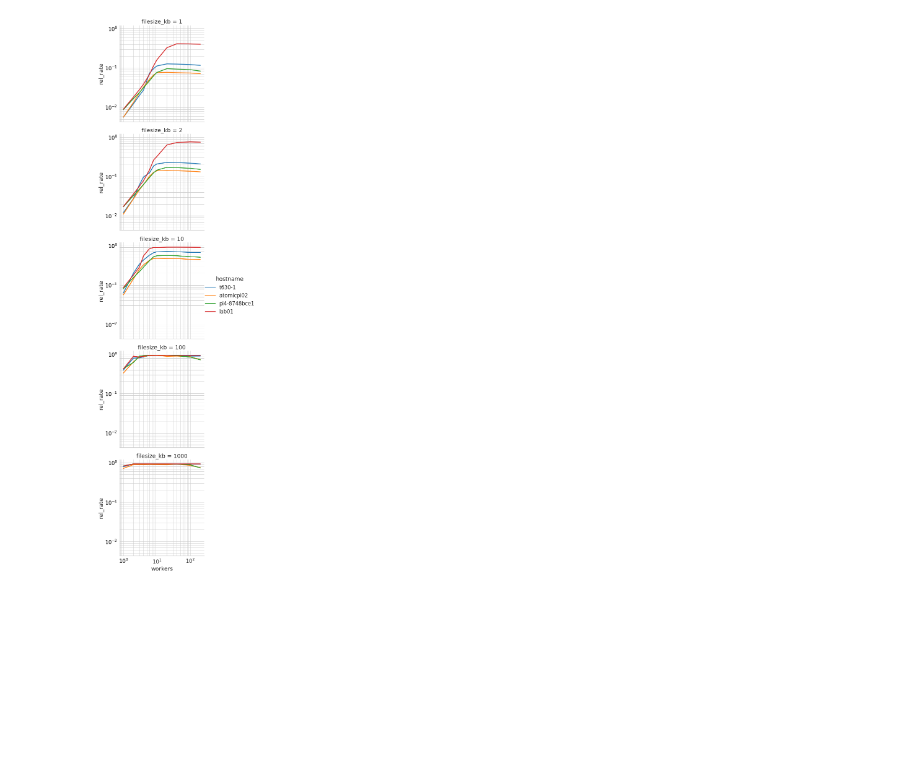
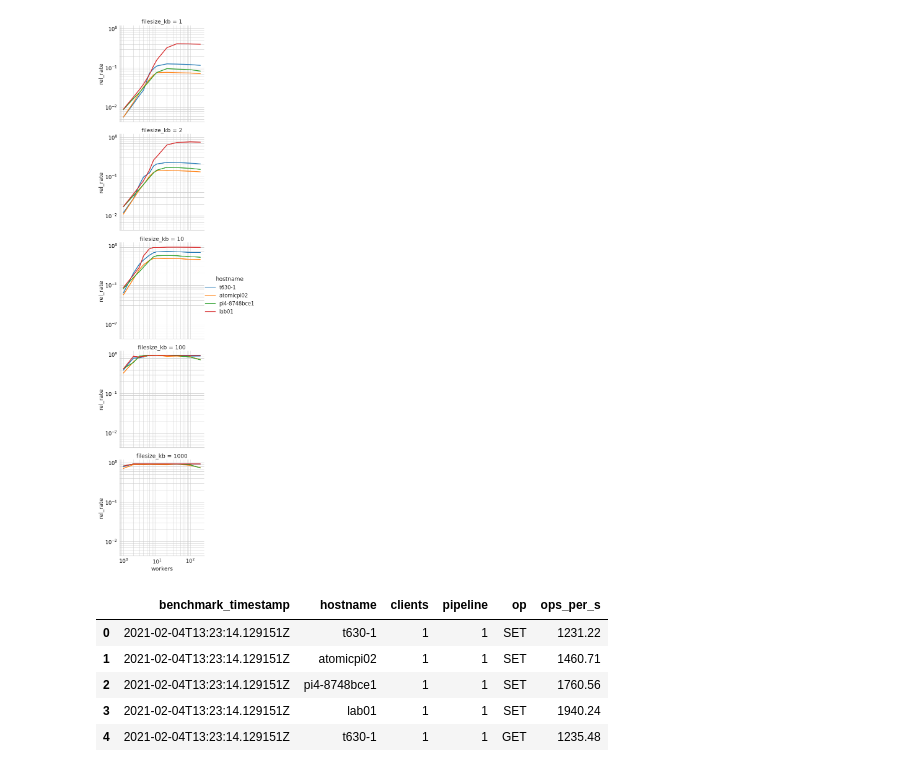
Before and after one commit to johnp789/linux-benchmarking-2021, a Jupyter notebook: results.ipynb, the cells around one changed output. Drawn from its saved outputs; the diff is of its cells as text; code cells hidden in the pictures; blank space fills up the shorter version.

```diff
--- a/results.ipynb
+++ b/results.ipynb
@@ -50,3 +50,13 @@ for _, ax in g.axes_dict.items():
     ax.yaxis.grid(which="both")
 # %% [output]
 [figure]
+# %%
+redis = pd.read_csv("redis-benchmark-results.csv", sep="\s*,\s*")
+redis.head()
+# %% [output]
+|  | benchmark_timestamp | hostname | clients | pipeline | op | ops_per_s |
+| 0 | 2021-02-04T13:23:14.129151Z | t630-1 | 1 | 1 | SET | 1231.22 |
+| 1 | 2021-02-04T13:23:14.129151Z | atomicpi02 | 1 | 1 | SET | 1460.71 |
+| 2 | 2021-02-04T13:23:14.129151Z | pi4-8748bce1 | 1 | 1 | SET | 1760.56 |
+| 3 | 2021-02-04T13:23:14.129151Z | lab01 | 1 | 1 | SET | 1940.24 |
+| 4 | 2021-02-04T13:23:14.129151Z | t630-1 | 1 | 1 | GET | 1235.48 |
```
Also changed, not shown: parts of 1 cell of this notebook, 4 other files.
